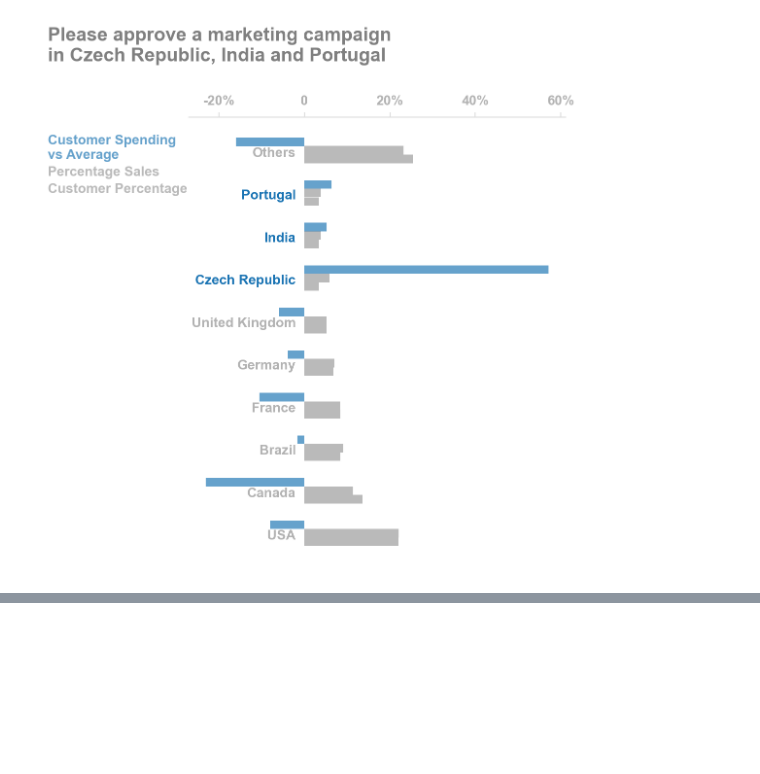
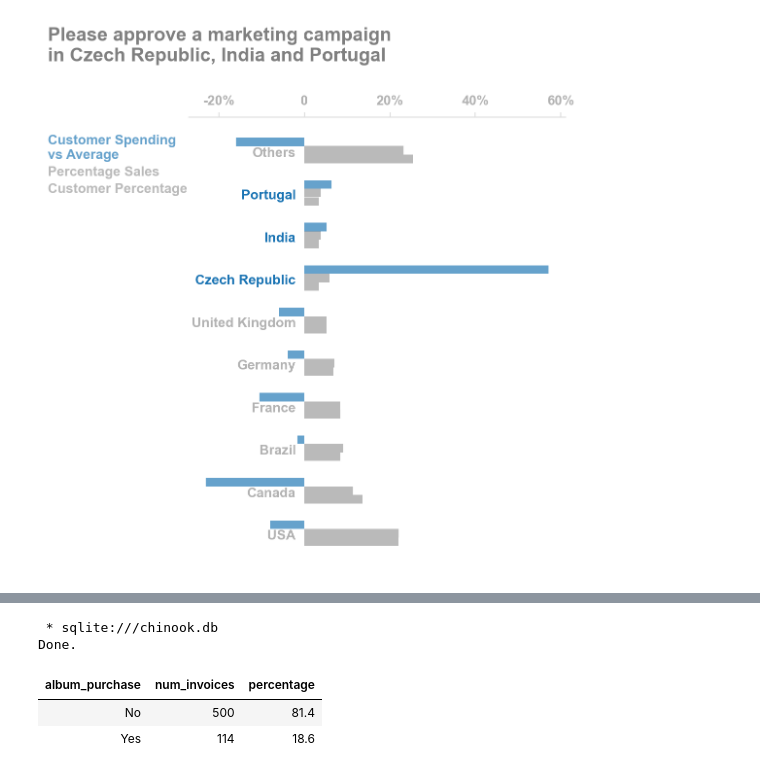
Before and after one commit to Lippins/Business_questions_in_SQL, a Jupyter notebook: notebook.ipynb, the cells around one changed output, grey strips where cells are left out. Drawn from its saved outputs; the diff is of its cells as text; code cells hidden in the pictures; blank space fills up the shorter version.

Commit message:
feat: Solve album vs track purchases

```diff
--- a/notebook.ipynb
+++ b/notebook.ipynb
@@ -377,0 +397,53 @@ Since the data from each country are relatively few, the initial marketing campa
+# %%
+%%sql
+-- Collate the list of invoices and their albums
+WITH t1 AS(SELECT invoice_id,
+                  album_id
+             FROM invoice_line
+             JOIN track
+            USING(track_id)
+             LEFT JOIN album
+            USING(album_id)
+            GROUP BY 1
+          ),
+
+-- Check if all tracks in an invoice belong to an album
+      t2 AS(SELECT CASE WHEN
+                             (SELECT track_id
+                                FROM invoice_line il
+                               WHERE t1.invoice_id = il.invoice_id
+                              EXCEPT
+                              SELECT track_id
+                                FROM track
+                               WHERE track.album_id = t1.album_id
+                             ) IS NULL
+                        AND
+                             (SELECT track_id
+                                FROM track
+                               WHERE track.album_id = t1.album_id
+                              EXCEPT
+                              SELECT track_id
+                                FROM invoice_line il
+                               WHERE t1.invoice_id = il.invoice_id
+                             ) IS NULL
+                        THEN 'Yes'
+                        ELSE 'No'
+                        END AS album_purchase
+
+              FROM t1
+          )
+
+-- Collate album purchase frequencies
+SELECT album_purchase,
+       COUNT(1) AS num_invoices,
+       ROUND(
+             CAST(COUNT(1) * 100 AS Float) / (SELECT COUNT(1) FROM t2)
+            , 1) AS percentage
+  FROM t2
+ GROUP BY album_purchase;
+# %% [output]
+ * sqlite:///chinook.db
+Done.
+| album_purchase | num_invoices | percentage |
+| No | 500 | 81.4 |
+| Yes | 114 | 18.6 |
```
Also changed, not shown: parts of 1 cell of this notebook.
